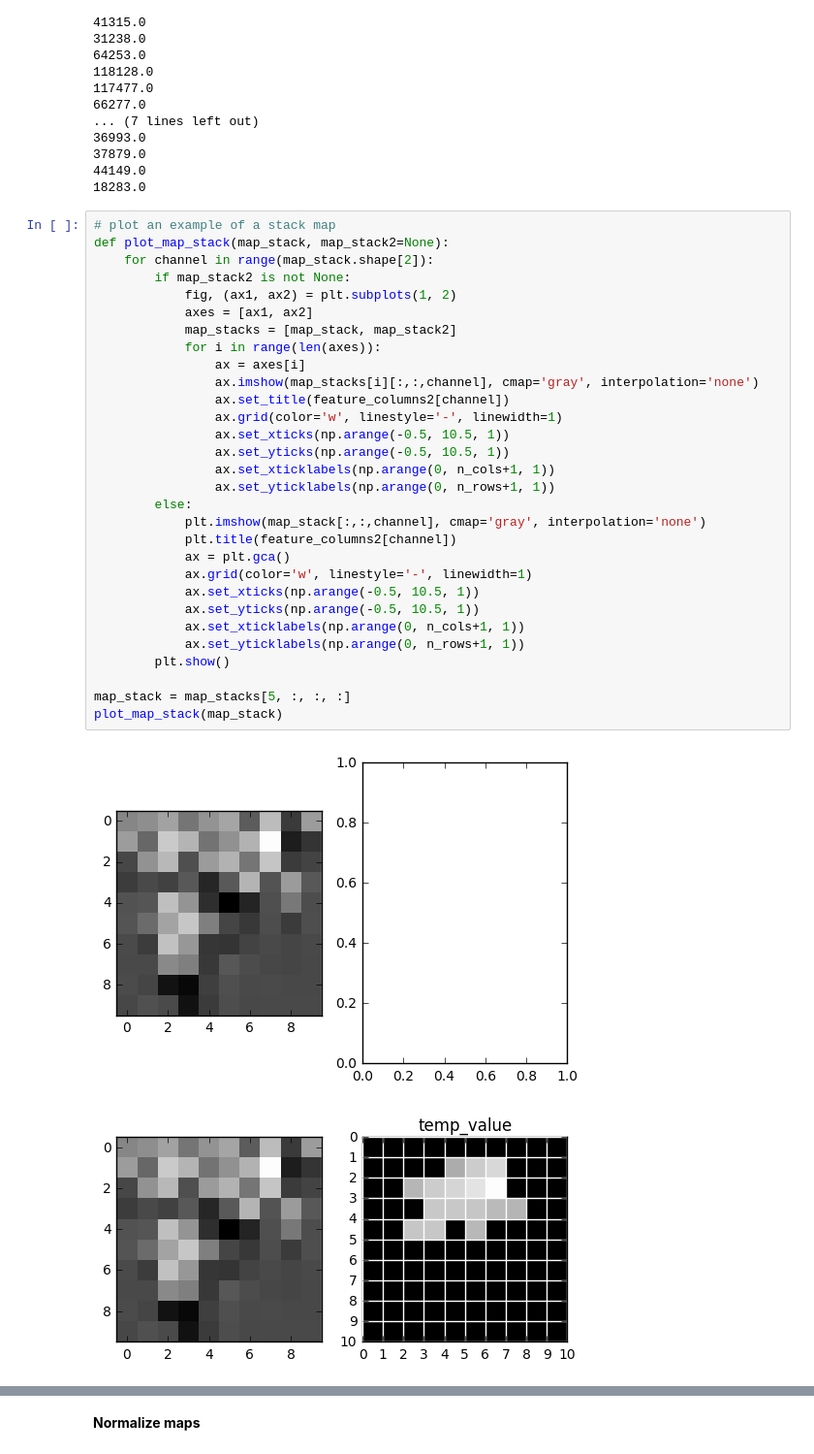
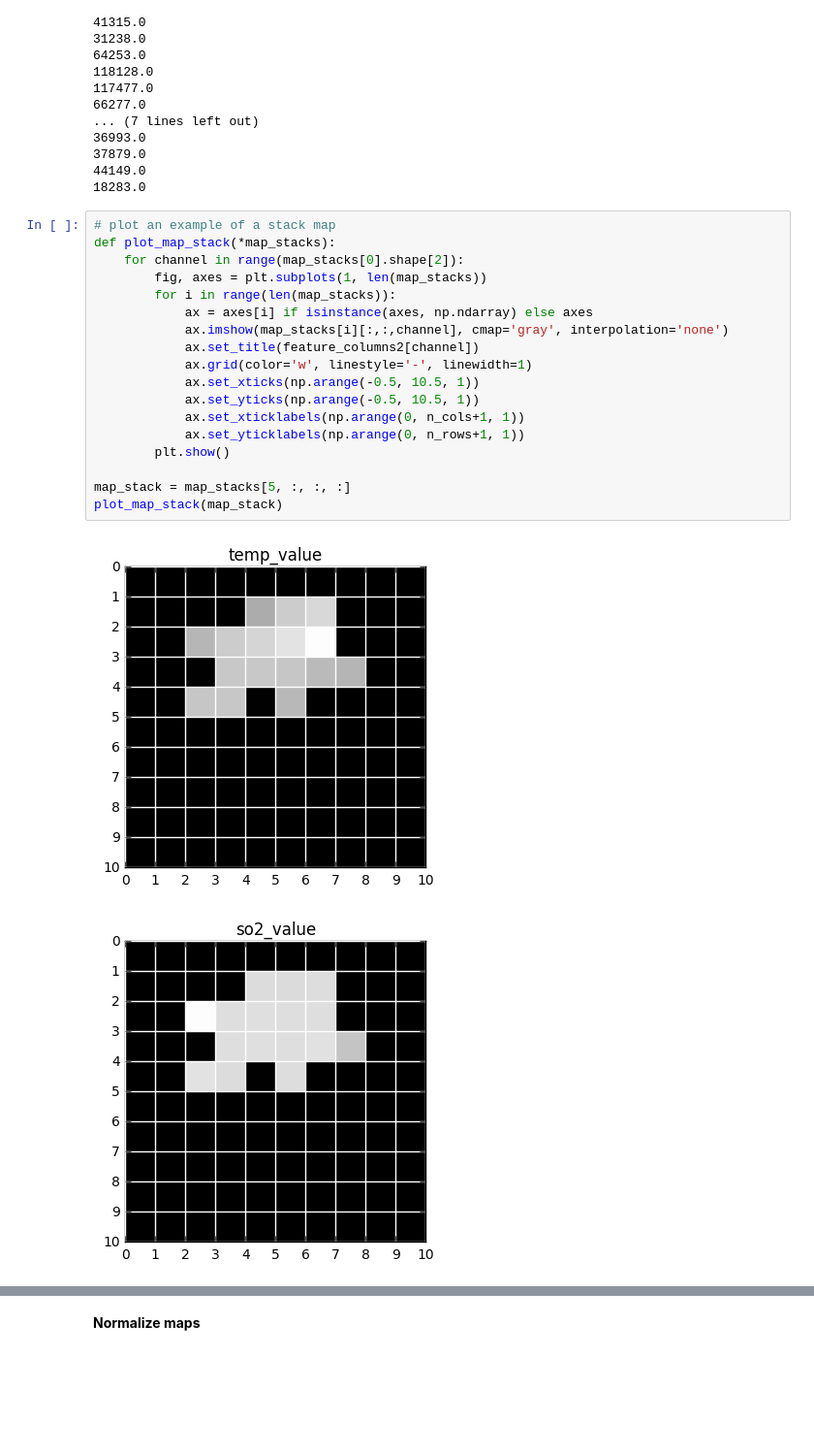
Before and after one commit to KISTI-hackathon-2017/INFORM-BUU-3, a Jupyter notebook: code/notebook.ipynb, the cells around one changed output, grey strips where cells are left out. Shown: that part at 97% size. Drawn from its saved outputs; the diff is of its cells as text; blank space fills up the shorter version.

Commit message:
Update plot_map_stack() to allow multiple plots

```diff
--- a/code/notebook.ipynb
+++ b/code/notebook.ipynb
@@ -264,34 +264,22 @@ for i in range(map_stacks.shape[0]):
 18283.0
 # %%
 # plot an example of a stack map
-def plot_map_stack(map_stack, map_stack2=None):
-    for channel in range(map_stack.shape[2]):
-        if map_stack2 is not None:
-            fig, (ax1, ax2) = plt.subplots(1, 2)
-            axes = [ax1, ax2]
-            map_stacks = [map_stack, map_stack2]
-            for i in range(len(axes)):
-                ax = axes[i]
-                ax.imshow(map_stacks[i][:,:,channel], cmap='gray', interpolation='none')
-                ax.set_title(feature_columns2[channel])
-                ax.grid(color='w', linestyle='-', linewidth=1)
-                ax.set_xticks(np.arange(-0.5, 10.5, 1))
-                ax.set_yticks(np.arange(-0.5, 10.5, 1))
-                ax.set_xticklabels(np.arange(0, n_cols+1, 1))
-                ax.set_yticklabels(np.arange(0, n_rows+1, 1))
-        else:
-            plt.imshow(map_stack[:,:,channel], cmap='gray', interpolation='none')
-            plt.title(feature_columns2[channel])
-            ax = plt.gca()
+def plot_map_stack(*map_stacks):
+    for channel in range(map_stacks[0].shape[2]):
+        fig, axes = plt.subplots(1, len(map_stacks))
+        for i in range(len(map_stacks)):
+            ax = axes[i] if isinstance(axes, np.ndarray) else axes
+            ax.imshow(map_stacks[i][:,:,channel], cmap='gray', interpolation='none')
+            ax.set_title(feature_columns2[channel])
             ax.grid(color='w', linestyle='-', linewidth=1)
             ax.set_xticks(np.arange(-0.5, 10.5, 1))
             ax.set_yticks(np.arange(-0.5, 10.5, 1))
             ax.set_xticklabels(np.arange(0, n_cols+1, 1))
             ax.set_yticklabels(np.arange(0, n_rows+1, 1))
         plt.show()
 
 map_stack = map_stacks[5, :, :, :]
 plot_map_stack(map_stack)
 # %% [output]
-[figure, old version]
+[figure, new version]
-[figure, old version]
+[figure, new version]
```
Also changed, not shown: parts of 6 cells of this notebook.
